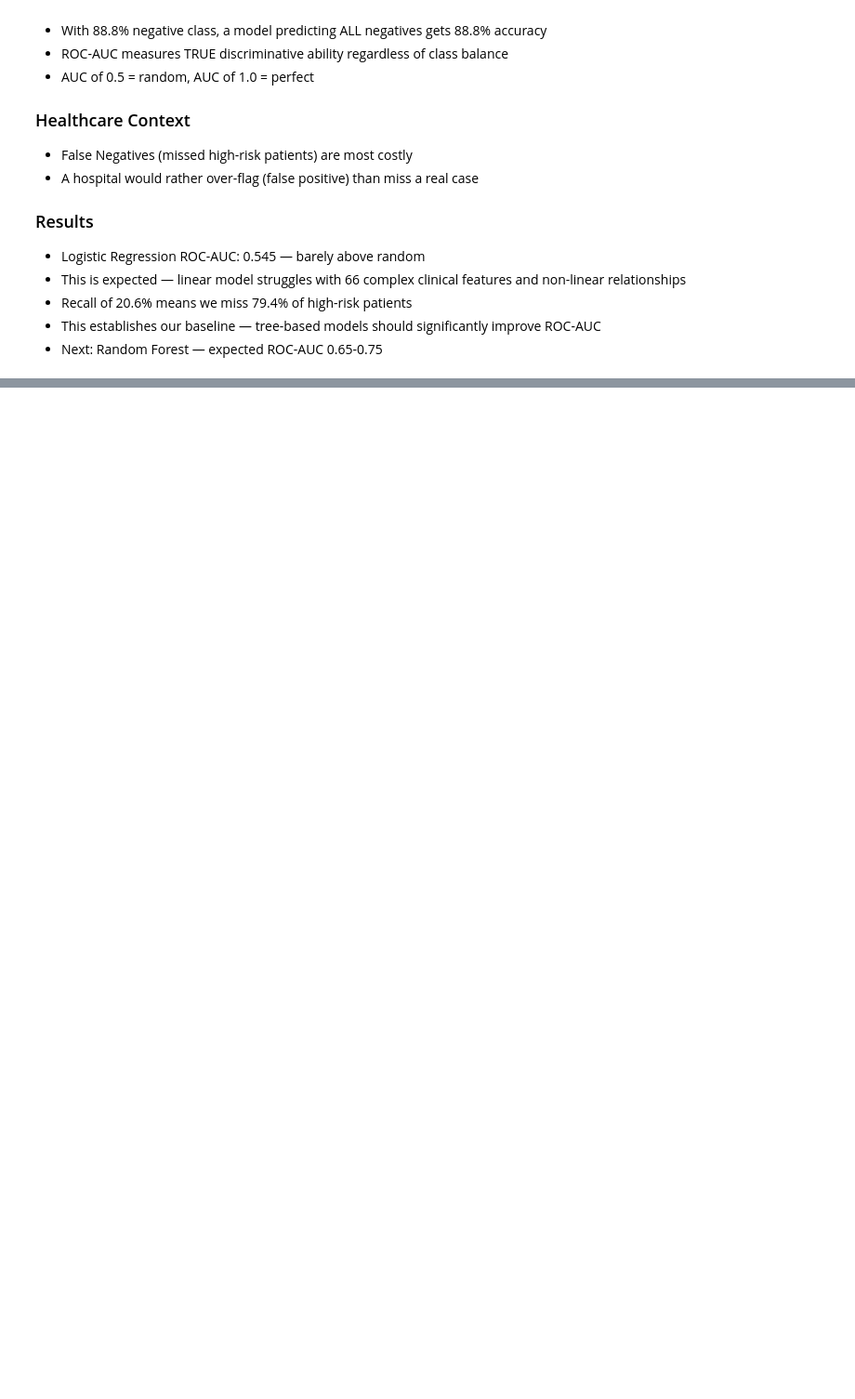
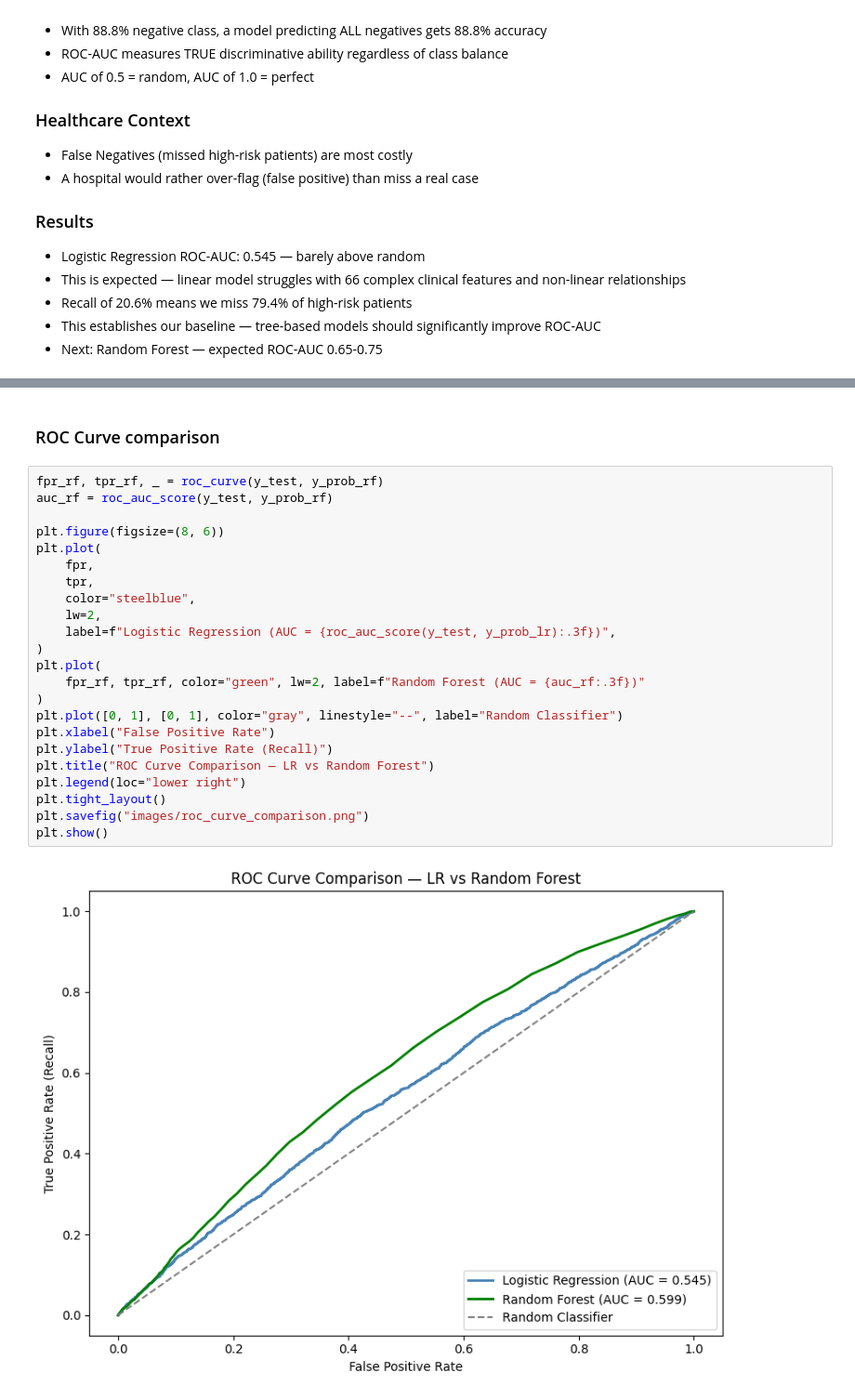
Before and after one commit to areebafarooqui0001/diabetes-readmission-prediction, a Jupyter notebook: 03_Model_Building.ipynb, the cells around one changed output, grey strips where cells are left out. Shown at 93% size. Cells and saved outputs as stored; diff of their text form; blank space fills up the shorter version.

```diff
--- a/03_Model_Building.ipynb
+++ b/03_Model_Building.ipynb
@@ -222,0 +307,27 @@ plt.show()
+# %% [markdown]
+### ROC Curve comparison
+# %%
+fpr_rf, tpr_rf, _ = roc_curve(y_test, y_prob_rf)
+auc_rf = roc_auc_score(y_test, y_prob_rf)
+
+plt.figure(figsize=(8, 6))
+plt.plot(
+    fpr,
+    tpr,
+    color="steelblue",
+    lw=2,
+    label=f"Logistic Regression (AUC = {roc_auc_score(y_test, y_prob_lr):.3f})",
+)
+plt.plot(
+    fpr_rf, tpr_rf, color="green", lw=2, label=f"Random Forest (AUC = {auc_rf:.3f})"
+)
+plt.plot([0, 1], [0, 1], color="gray", linestyle="--", label="Random Classifier")
+plt.xlabel("False Positive Rate")
+plt.ylabel("True Positive Rate (Recall)")
+plt.title("ROC Curve Comparison — LR vs Random Forest")
+plt.legend(loc="lower right")
+plt.tight_layout()
+plt.savefig("images/roc_curve_comparison.png")
+plt.show()
+# %% [output]
+[figure, added]
```
Also changed, not shown: parts of 12 cells of this notebook, 3 other files.
